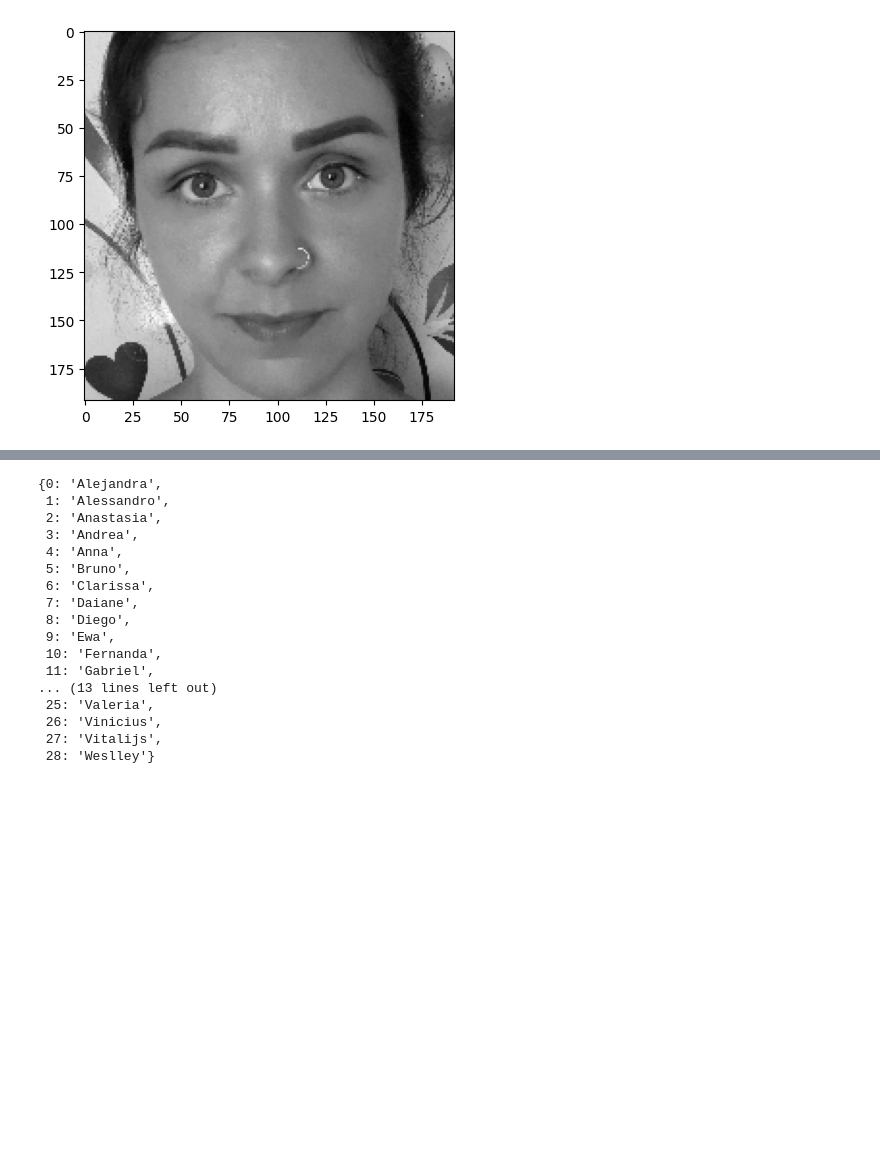
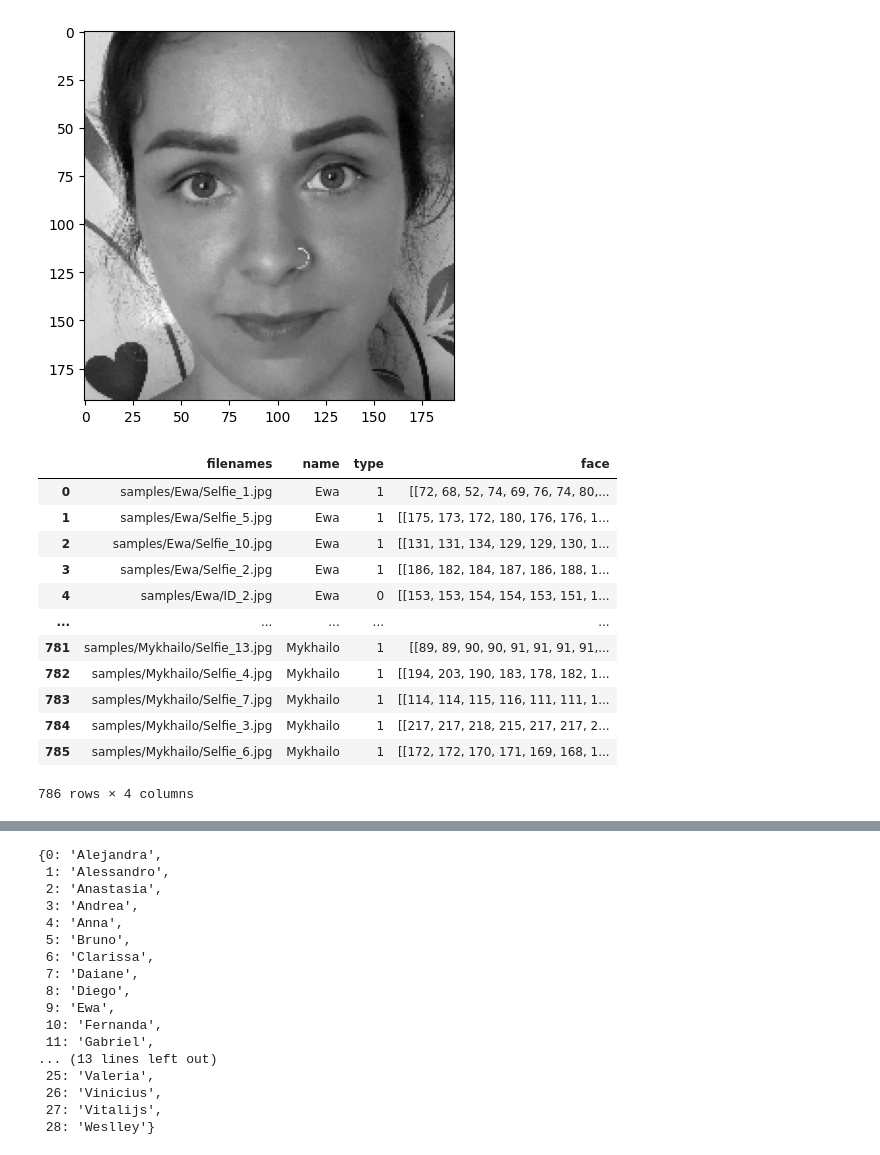
Before and after one commit to MBA-IA-GROUP-A/visao-computacional-detector-liveness, a Jupyter notebook: notebook/deteccao-liveness-notebook.ipynb, the cells around one changed output, grey strips where cells are left out. Cells and saved outputs as stored; diff of their text form; code cells hidden in the pictures; blank space fills up the shorter version.

```diff
--- a/notebook/deteccao-liveness-notebook.ipynb
+++ b/notebook/deteccao-liveness-notebook.ipynb
@@ -207,0 +196,16 @@ def train_test_validation_split(dataset, dataset_size, train_split=0.7, val_spli
+# %%
+images
+# %% [output]
+|  | filenames | name | type | face |
+| 0 | samples/Ewa/Selfie_1.jpg | Ewa | 1 | [[72, 68, 52, 74, 69, 76, 74, 80,... |
+| 1 | samples/Ewa/Selfie_5.jpg | Ewa | 1 | [[175, 173, 172, 180, 176, 176, 1... |
+| 2 | samples/Ewa/Selfie_10.jpg | Ewa | 1 | [[131, 131, 134, 129, 129, 130, 1... |
+| 3 | samples/Ewa/Selfie_2.jpg | Ewa | 1 | [[186, 182, 184, 187, 186, 188, 1... |
+| 4 | samples/Ewa/ID_2.jpg | Ewa | 0 | [[153, 153, 154, 154, 153, 151, 1... |
+| ... | ... | ... | ... | ... |
+| 781 | samples/Mykhailo/Selfie_13.jpg | Mykhailo | 1 | [[89, 89, 90, 90, 91, 91, 91, 91,... |
+| 782 | samples/Mykhailo/Selfie_4.jpg | Mykhailo | 1 | [[194, 203, 190, 183, 178, 182, 1... |
+| 783 | samples/Mykhailo/Selfie_7.jpg | Mykhailo | 1 | [[114, 114, 115, 116, 111, 111, 1... |
+| 784 | samples/Mykhailo/Selfie_3.jpg | Mykhailo | 1 | [[217, 217, 218, 215, 217, 217, 2... |
+| 785 | samples/Mykhailo/Selfie_6.jpg | Mykhailo | 1 | [[172, 172, 170, 171, 169, 168, 1... |
+786 rows × 4 columns
```
Also changed, not shown: parts of 19 cells of this notebook, 1 other file.
